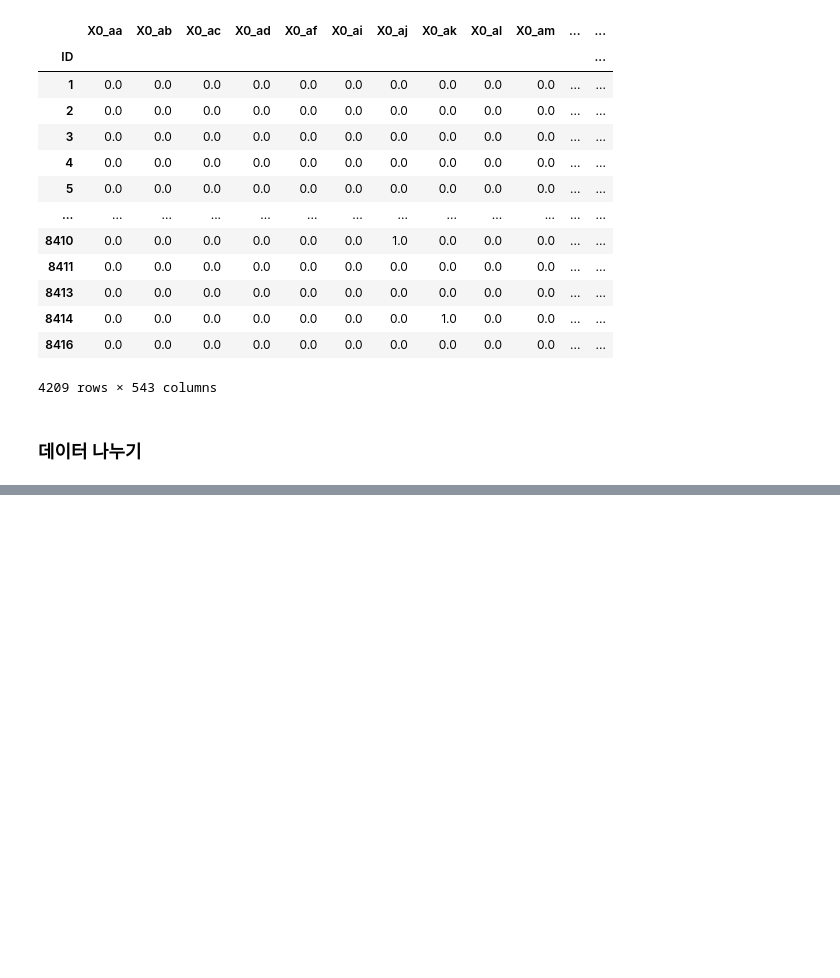
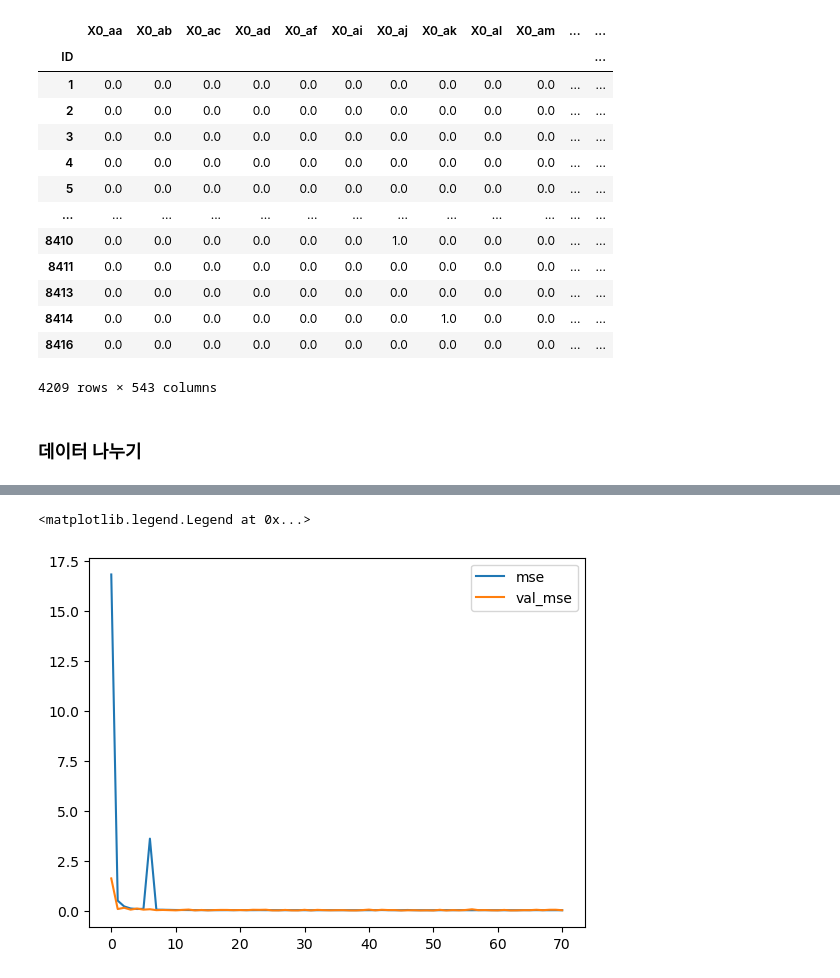
Before and after one commit to JiYoungGoGo/AI_School, a Jupyter notebook: DL/Benz_DNN.ipynb, the cells around one changed output, grey strips where cells are left out. Cells and saved outputs as stored; diff of their text form; code cells hidden in the pictures; blank space fills up the shorter version.

```diff
--- a/DL/Benz_DNN.ipynb
+++ b/DL/Benz_DNN.ipynb
@@ -163,0 +176,12 @@ X_test
+# %%
+model = tf.keras.Sequential()
+model.add(tf.keras.layers.Dense(1024, input_shape=[input_shape]))
+model.add(tf.keras.layers.Dropout(0.5))
+model.add(tf.keras.layers.Dense(1024, activation="selu"))
+model.add(tf.keras.layers.Dropout(0.2))
+model.add(tf.keras.layers.Dense(512, activation="selu"))
+model.add(tf.keras.layers.Dropout(0.5))
+model.add(tf.keras.layers.Dense(128, activation="selu"))
+model.add(tf.keras.layers.Dense(1))
+model._name = "Space_NN"
+model.summary()
@@ -163,0 +255,7 @@ X_test
+# %%
+plt.plot(history.history['mse'], label='mse')
+plt.plot(history.history['val_mse'], label='val_mse')
+plt.legend()
+# %% [output]
+<matplotlib.legend.Legend at 0x...>
+[figure, added]
```
Also changed, not shown: parts of 30 cells of this notebook.
